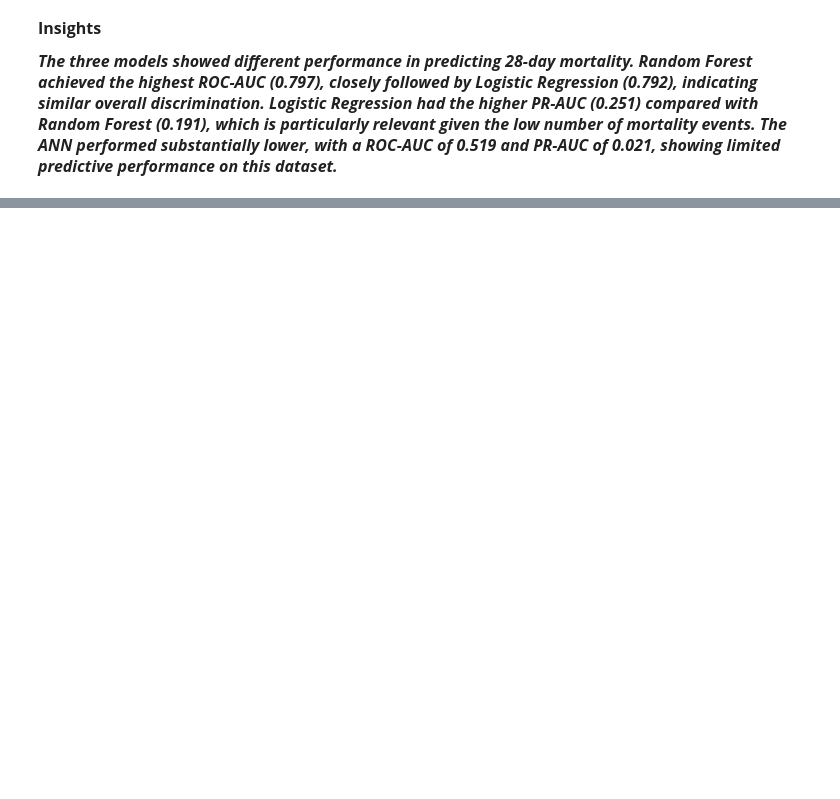
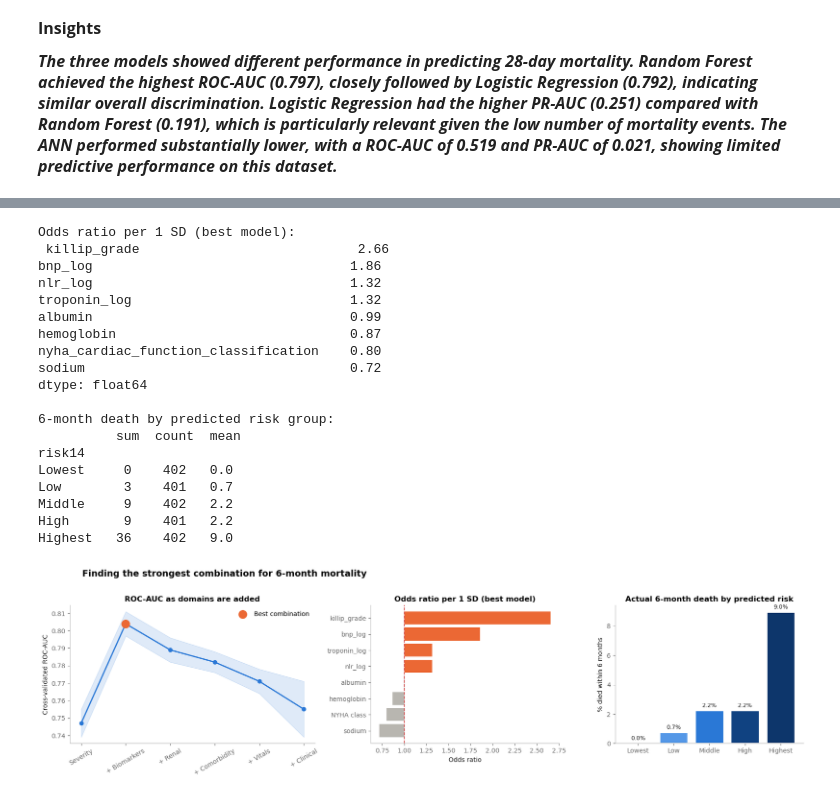
Before and after one commit to SaranyaShanmugam2026/Team2_PythonPioneers_PythonHackathon_Sep_2026, a Jupyter notebook: Team2_PythonPioneers_4.Predictive_Analysis.ipynb, the cells around one changed output, grey strips where cells are left out. Saved outputs shown, nothing was run; the diff lists cells and outputs as text; code cells hidden in the pictures; blank space fills up the shorter version.

```diff
--- a/Team2_PythonPioneers_4.Predictive_Analysis.ipynb
+++ b/Team2_PythonPioneers_4.Predictive_Analysis.ipynb
@@ -1770,0 +2032,45 @@ The ANN performed substantially lower, with a ROC-AUC of 0.519 and PR-AUC of 0.0
+# %%
+# Best combination = Severity + Biomarkers. Which markers inside it carry the weight?
+best14 = domains["Severity"] + domains["Biomarkers"]
+best_res = evaluate(df, best14, target14)
+final14 = make_pipeline(SimpleImputer(strategy="median"), StandardScaler(),
+                        LogisticRegression(C=0.5, class_weight="balanced", max_iter=3000)).fit(df[best14].astype(float), df[target14])
+or14 = np.exp(pd.Series(final14[-1].coef_[0], index=best14)).sort_values()
+print("Odds ratio per 1 SD (best model):\n", or14.round(2).sort_values(ascending=False))
+
+df["risk14"] = pd.qcut(best_res["prob"], 5, labels=["Lowest", "Low", "Middle", "High", "Highest"])
+g14 = df.groupby("risk14")[target14].agg(["sum", "count", "mean"])
+print("\n6-month death by predicted risk group:\n", g14.assign(mean=lambda t: (t["mean"]*100).round(1)))
+
+fig, ax = plt.subplots(1, 3, figsize=(17, 4.6), gridspec_kw={"width_ratios": [1.3, 1, 1]})
+ax[0].plot(steps["Model"], steps["ROC-AUC"], marker="o", color=BLUE, lw=2)
+ax[0].fill_between(range(len(steps)), steps["ROC-AUC"] - steps["± SD"], steps["ROC-AUC"] + steps["± SD"], color=BLUE, alpha=0.15)
+best_i = steps["ROC-AUC"].idxmax()
+ax[0].scatter(best_i, steps["ROC-AUC"][best_i], s=160, color=ORANGE, zorder=3, label="Best combination")
+ax[0].set(title="ROC-AUC as domains are added", ylabel="Cross-validated ROC-AUC"); ax[0].tick_params(axis="x", rotation=30); ax[0].legend()
+ax[1].barh(or14.rename({"nyha_cardiac_function_classification": "NYHA class"}).index, or14.values - 1, left=1, color=[ORANGE if v > 1 else NEUTRAL for v in or14.values])
+ax[1].axvline(1, color=REF, ls="--", lw=1.2); ax[1].set(title="Odds ratio per 1 SD (best model)", xlabel="Odds ratio")
+ax[2].bar(g14.index.astype(str), g14["mean"]*100, color=ramp(5), edgecolor="white", linewidth=2); label_bars(ax[2])
+ax[2].set(title="Actual 6-month death by predicted risk", ylabel="% died within 6 months")
+suptitle(fig, "Finding the strongest combination for 6-month mortality"); plt.tight_layout(); plt.show()
+# %% [output]
+Odds ratio per 1 SD (best model):
+ killip_grade                            2.66
+bnp_log                                 1.86
+nlr_log                                 1.32
+troponin_log                            1.32
+albumin                                 0.99
+hemoglobin                              0.87
+nyha_cardiac_function_classification    0.80
+sodium                                  0.72
+dtype: float64
+
+6-month death by predicted risk group:
+          sum  count  mean
+risk14
+Lowest     0    402   0.0
+Low        3    401   0.7
+Middle     9    402   2.2
+High       9    401   2.2
+Highest   36    402   9.0
+[figure, added]
```
Also changed, not shown: parts of 35 cells of this notebook.
